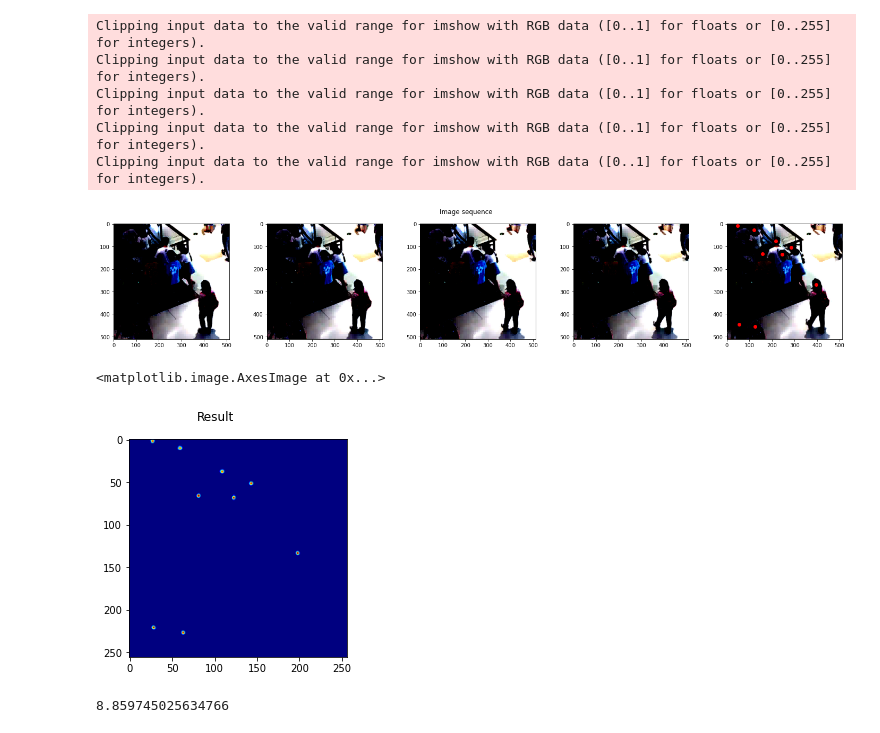
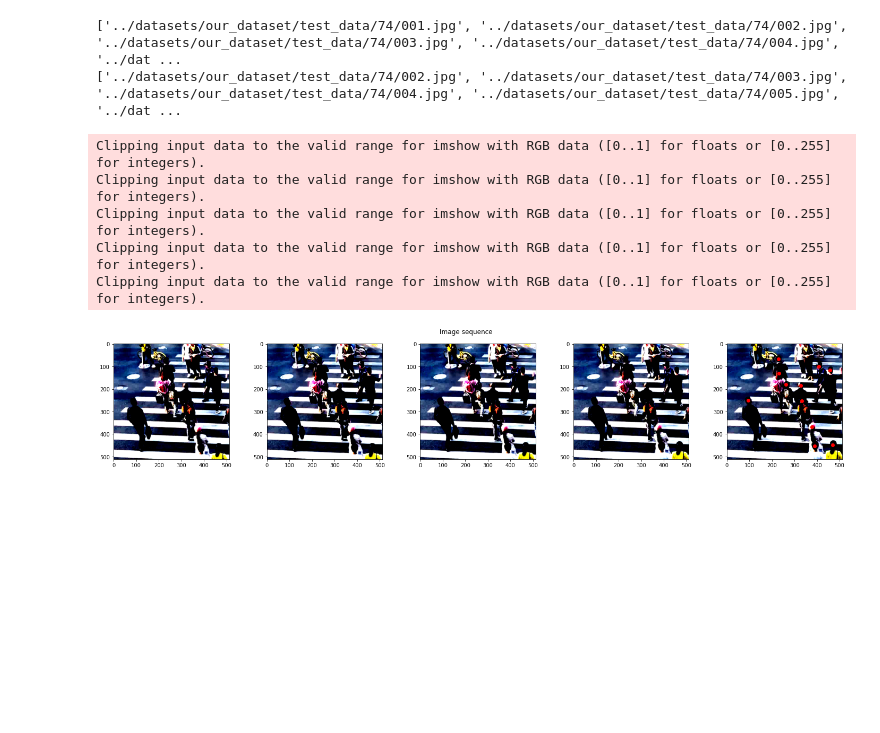
Before and after one commit to PavelMandrla/diplomova_prace, a Jupyter notebook: src/test.ipynb, the cells around one changed output. Drawn from its saved outputs; the diff is of its cells as text; code cells hidden in the pictures; blank space fills up the shorter version.

Commit message:
some progress in visualization, working on animation and commiting current progress. Can now init model directly from path to saved file

```diff
--- a/src/test.ipynb
+++ b/src/test.ipynb
@@ -15,19 +15,21 @@ dataset_path = '../datasets/our_dataset'
 model_path = './save_dir/40_ckpt.tar'
 # %%
 dataset = FDST(dataset_path, training=False, sequence_len=5)
-dataloader = DataLoader(dataset, batch_size=1, shuffle=True, num_workers=1)
+dataloader = DataLoader(dataset, batch_size=1, shuffle=False, num_workers=1)
 device = torch.device("cuda:0" if torch.cuda.is_available() else "cpu")
 #device = torch.device("cpu")
 # %%
 a, b, c = next(iter(dataloader))
-show_image(a, b)
+show_image(a, b[0])
 # %% [output]
-Clipping input data to the valid range for imshow with RGB data ([0..1] for floats or [0..255] for integers).
-Clipping input data to the valid range for imshow with RGB data ([0..1] for floats or [0..255] for integers).
-Clipping input data to the valid range for imshow with RGB data ([0..1] for floats or [0..255] for integers).
-Clipping input data to the valid range for imshow with RGB data ([0..1] for floats or [0..255] for integers).
-Clipping input data to the valid range for imshow with RGB data ([0..1] for floats or [0..255] for integers).
+['../datasets/our_dataset/test_data/74/001.jpg', '../datasets/our_dataset/test_data/74/002.jpg', '../datasets/our_dataset/test_data/74/003.jpg', '../datasets/our_dataset/test_data/74/004.jpg', '../dat ...
+['../datasets/our_dataset/test_data/74/002.jpg', '../datasets/our_dataset/test_data/74/003.jpg', '../datasets/our_dataset/test_data/74/004.jpg', '../datasets/our_dataset/test_data/74/005.jpg', '../dat ...
+Clipping input data to the valid range for imshow with RGB data ([0..1] for floats or [0..255] for integers).
+Clipping input data to the valid range for imshow with RGB data ([0..1] for floats or [0..255] for integers).
+Clipping input data to the valid range for imshow with RGB data ([0..1] for floats or [0..255] for integers).
+Clipping input data to the valid range for imshow with RGB data ([0..1] for floats or [0..255] for integers).
+Clipping input data to the valid range for imshow with RGB data ([0..1] for floats or [0..255] for integers).
-[figure, old version]
+[figure, new version]
 # %%
 model = MyModel()
 model.eval().to(device)
@@ -50,11 +52,6 @@ fig, axs = plt.subplots(1, 1)
 fig.suptitle('Result')
 fig.set_figwidth(25)
 axs.imshow(vis_img)
-# %% [output]
-<matplotlib.image.AxesImage at 0x...>
-[figure, removed]
 # %%
 count
-# %% [output]
-8.859745025634766
 # %%
```
Also changed, not shown: parts of 3 cells of this notebook, 4 other files.
